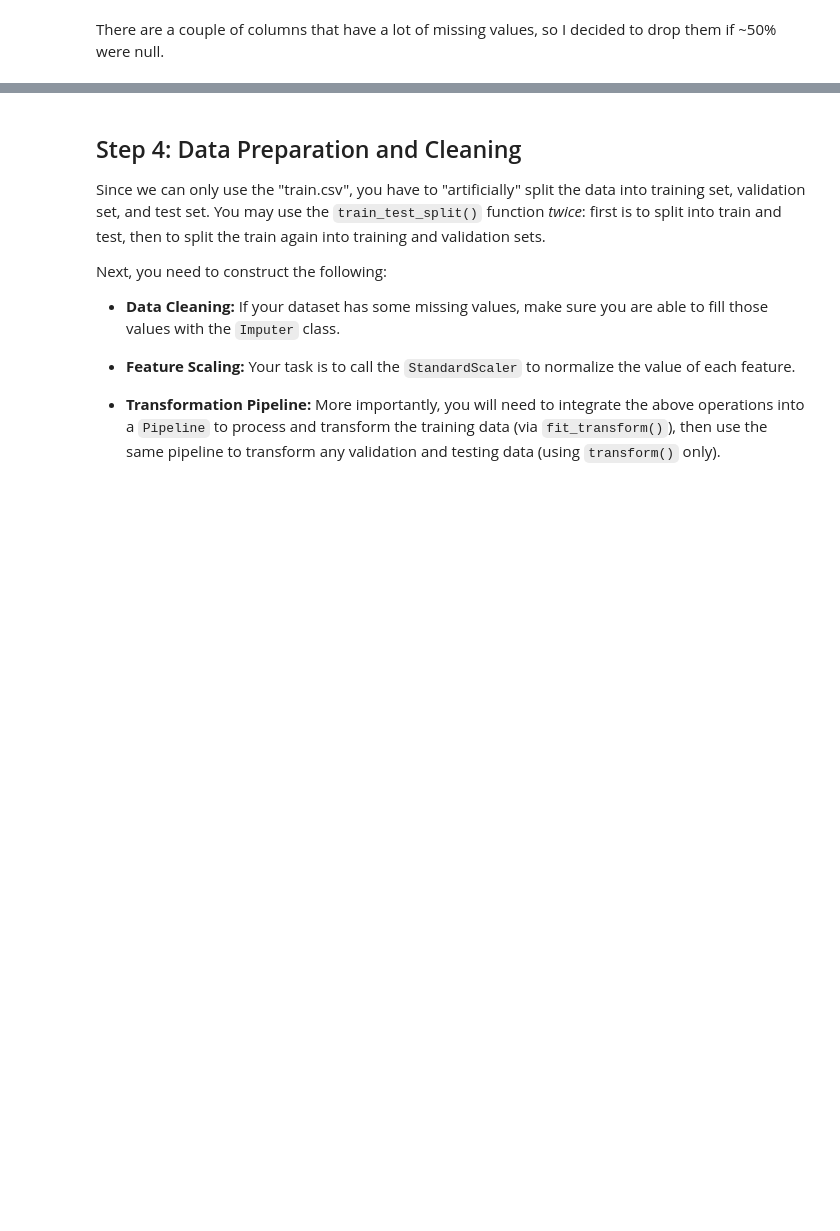
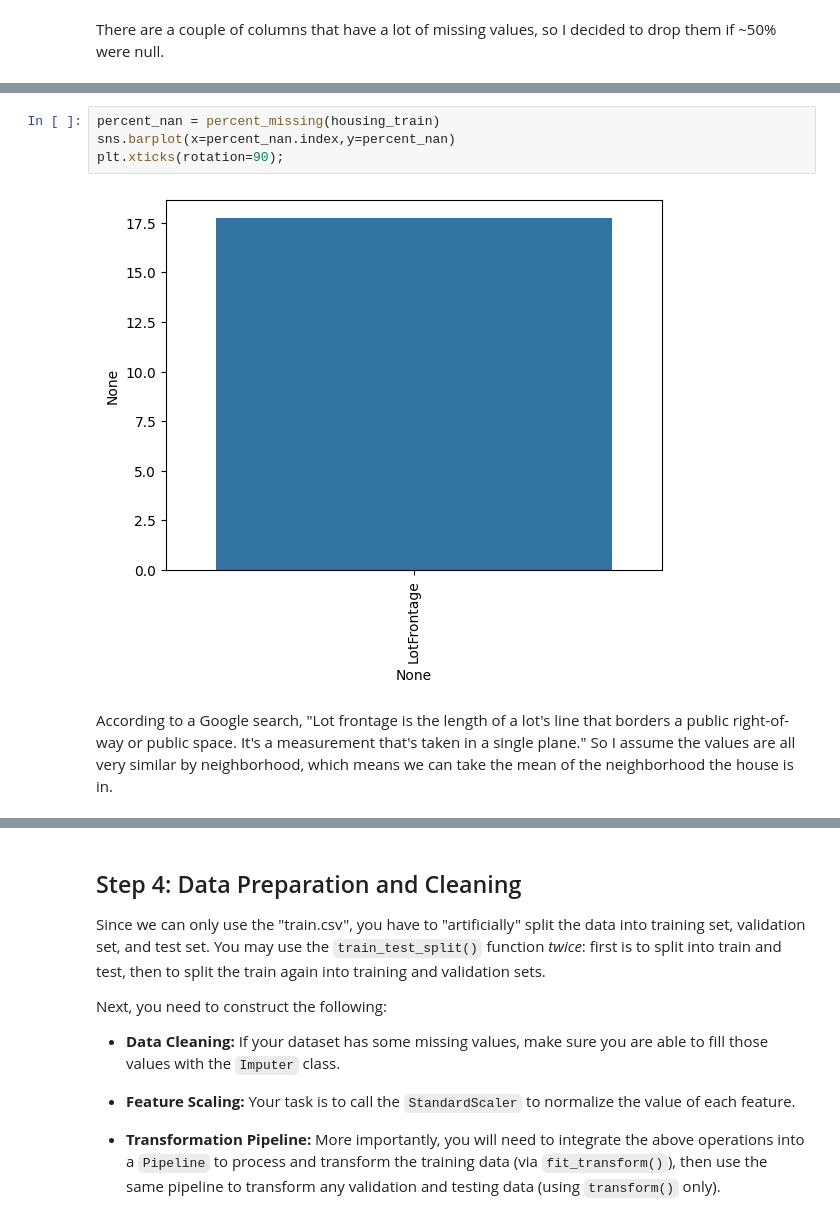
Before and after one commit to cwang12197/cs_4774_ml, a Jupyter notebook: ames_housing_prices/mjq2bt_codeathon_1.ipynb, the cells around one changed output, grey strips where cells are left out. Drawn from its saved outputs; the diff is of its cells as text; blank space fills up the shorter version.

```diff
--- a/ames_housing_prices/mjq2bt_codeathon_1.ipynb
+++ b/ames_housing_prices/mjq2bt_codeathon_1.ipynb
@@ -237,0 +432,8 @@ housing_train.head()
+# %%
+percent_nan = percent_missing(housing_train)
+sns.barplot(x=percent_nan.index,y=percent_nan)
+plt.xticks(rotation=90);
+# %% [output]
+[figure, added]
+# %% [markdown]
+According to a Google search, "Lot frontage is the length of a lot's line that borders a public right-of-way or public space. It's a measurement that's taken in a single plane." So I assume the values are all very similar by neighborhood, which means we can take the mean of the neighborhood the house is in.
```
Also changed, not shown: parts of 48 cells of this notebook.
